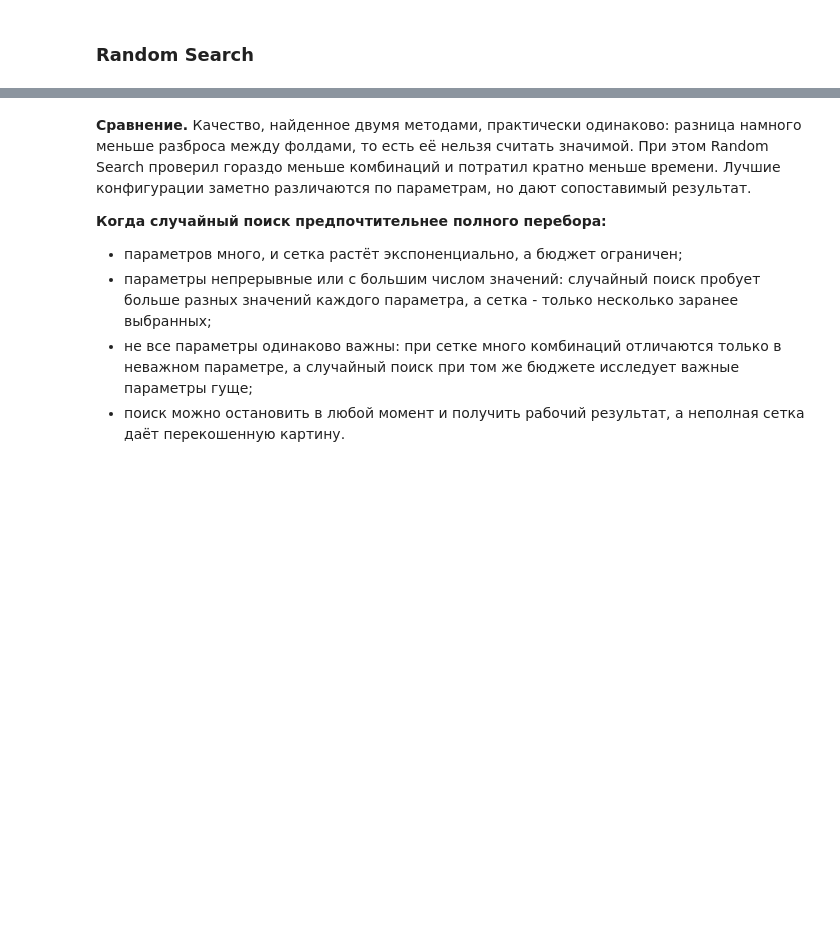
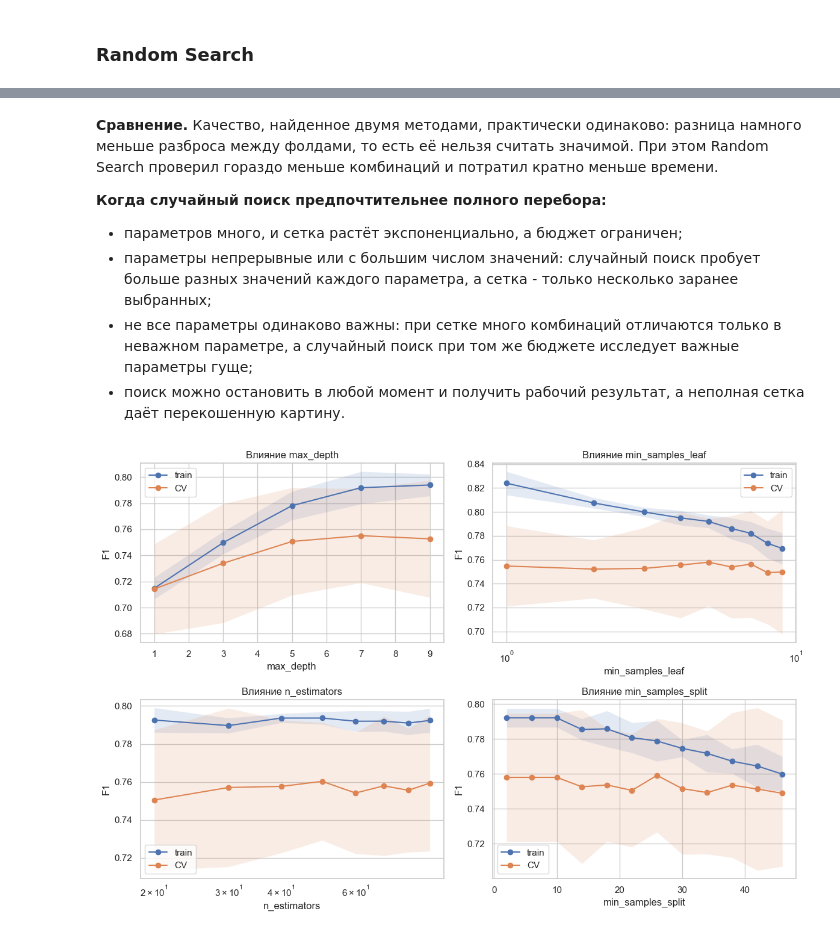
Before and after one commit to dalginichev1/ml_course_mai, a Jupyter notebook: hyperparameters/lab3.ipynb, the cells around one changed output, grey strips where cells are left out. Cells and saved outputs as stored; diff of their text form; code cells hidden in the pictures; blank space fills up the shorter version.

```diff
--- a/hyperparameters/lab3.ipynb
+++ b/hyperparameters/lab3.ipynb
@@ -202,8 +203,41 @@ for name, s in [("Grid", grid), ("Random", rand_search)]:
 # %% [markdown]
-**Сравнение.** Качество, найденное двумя методами, практически одинаково: разница намного меньше разброса между фолдами, то есть её нельзя считать значимой. При этом Random Search проверил гораздо меньше комбинаций и потратил кратно меньше времени. Лучшие конфигурации заметно различаются по параметрам, но дают сопоставимый результат.
+**Сравнение.** Качество, найденное двумя методами, практически одинаково: разница намного меньше разброса между фолдами, то есть её нельзя считать значимой. При этом Random Search проверил гораздо меньше комбинаций и потратил кратно меньше времени.
 
 **Когда случайный поиск предпочтительнее полного перебора:**
 - параметров много, и сетка растёт экспоненциально, а бюджет ограничен;
 - параметры непрерывные или с большим числом значений: случайный поиск пробует больше разных значений каждого параметра, а сетка - только несколько заранее выбранных;
 - не все параметры одинаково важны: при сетке много комбинаций отличаются только в неважном параметре, а случайный поиск при том же бюджете исследует важные параметры гуще;
 - поиск можно остановить в любой момент и получить рабочий результат, а неполная сетка даёт перекошенную картину.
+# %%
+from sklearn.model_selection import validation_curve
+
+curve_base = dict(n_estimators=50, max_depth=1, min_samples_leaf=1, min_samples_split=1)
+
+curves = {
+    "max_depth": np.arange(1, 10, 2),
+    "min_samples_leaf": np.arange(1, 10, 1),
+    "n_estimators": np.arange(20, 100, 10),
+    "min_samples_split": np.arange(1, 10, 1)
+}
+
+fig, axes = plt.subplots(2, 2, figsize=(12, 8))
+for ax, (param, values) in zip(axes.ravel(), curves.items()):
+    est = baseline
+    if param == "min_samples_split":
+        est = clone(baseline).set_params(**{P + "min_samples_leaf": 1})
+        values = np.arange(2, 50, 4)
+    tr, va = validation_curve(estimator=baseline, X=X_train, y=y_train, param_name=P + param,
+                              param_range=values, cv=cv, scoring="f1", n_jobs=-1)
+    for arr, label in [(tr, "train"), (va, "CV")]:
+        ax.plot(values, arr.mean(axis=1), marker="o", label=label)
+        ax.fill_between(values, arr.mean(axis=1) - arr.std(axis=1), arr.mean(axis=1) + arr.std(axis=1), alpha=0.15)
+    ax.set_xlabel(param)
+    ax.set_ylabel("F1")
+    ax.set_title(f"Влияние {param}")
+    if param in ("min_samples_leaf", "n_estimators"):
+        ax.set_xscale("log")
+    ax.legend()
+plt.tight_layout()
+plt.show()
+# %% [output]
+[figure, added]
```
Also changed, not shown: parts of 19 cells of this notebook.
